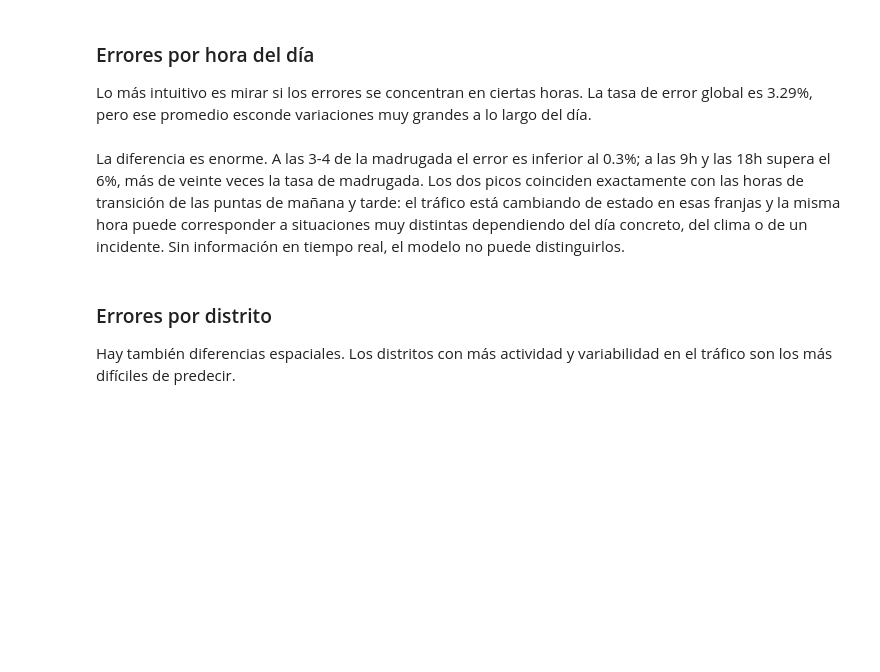
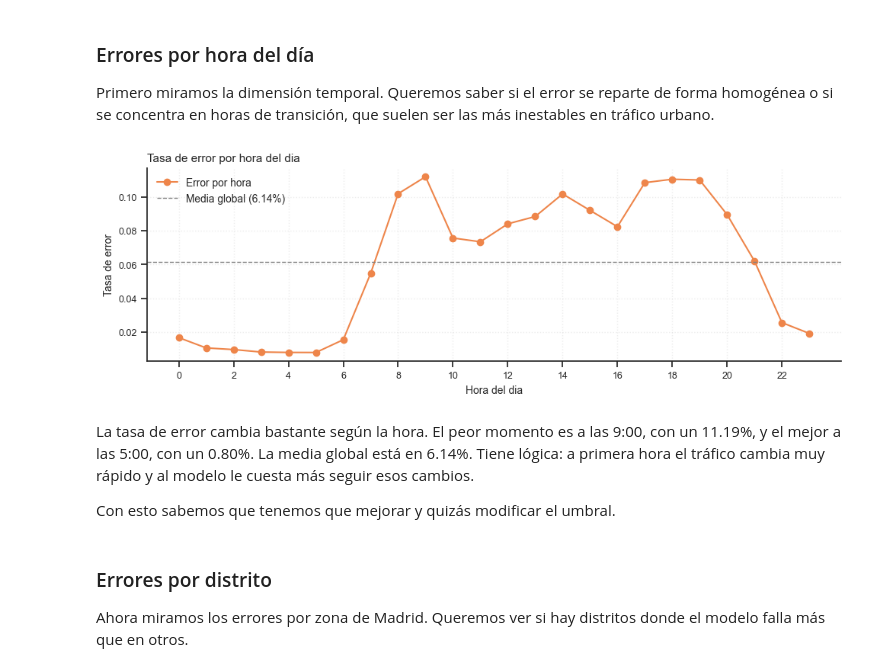
Before and after one commit to Gabiz053/analisis-datos-proyecto-final, a Jupyter notebook: notebooks/04_Evaluacion_GGG.ipynb, the cells around one changed output. Drawn from its saved outputs; the diff is of its cells as text; code cells hidden in the pictures; blank space fills up the shorter version.

```diff
--- a/notebooks/04_Evaluacion_GGG.ipynb
+++ b/notebooks/04_Evaluacion_GGG.ipynb
@@ -397,28 +463,43 @@ print(f"Tasa de error global en test: {1 - errores['acierto'].mean():.2%}")
 # %% [markdown]
 ### Errores por hora del día
 
-Lo más intuitivo es mirar si los errores se concentran en ciertas horas. La tasa de error global es 3.29%, pero ese promedio esconde variaciones muy grandes a lo largo del día.
+Primero miramos la dimensión temporal. Queremos saber si el error se reparte de forma homogénea o si se concentra en horas de transición, que suelen ser las más inestables en tráfico urbano.
 # %%
+# Error por hora para ver en qué franjas se complica más.
 tasa_error_hora = 1 - errores.groupby("hora")["acierto"].mean()
+error_global = 1 - errores["acierto"].mean()
 
 fig, ax = plt.subplots(figsize=(10, 3.5))
 ax.plot(
-    tasa_error_hora.index, tasa_error_hora.values, marker="o", color=COLOR_SECUNDARIO, linewidth=1.5
+    tasa_error_hora.index,
+    tasa_error_hora.values,
+    marker="o",
+    color=COLOR_SECUNDARIO,
+    linewidth=1.5,
+    label="Error por hora",
 )
 ax.axhline(
-    1 - errores["acierto"].mean(), color="gray", lw=1, linestyle="--", label="Media global (3.29%)"
+    error_global,
+    color="gray",
+    lw=1,
+    linestyle="--",
+    label=f"Media global ({error_global:.2%})",
 )
-ax.set_xlabel("Hora del día")
+ax.set_xlabel("Hora del dia")
 ax.set_ylabel("Tasa de error")
-ax.set_title("Tasa de error por hora del día")
+ax.set_title("Tasa de error por hora del dia")
 ax.set_xticks(range(0, 24, 2))
 ax.legend()
 plt.tight_layout()
 plt.show()
+# %% [output]
+[figure, added]
 # %% [markdown]
-La diferencia es enorme. A las 3-4 de la madrugada el error es inferior al 0.3%; a las 9h y las 18h supera el 6%, más de veinte veces la tasa de madrugada. Los dos picos coinciden exactamente con las horas de transición de las puntas de mañana y tarde: el tráfico está cambiando de estado en esas franjas y la misma hora puede corresponder a situaciones muy distintas dependiendo del día concreto, del clima o de un incidente. Sin información en tiempo real, el modelo no puede distinguirlos.
+La tasa de error cambia bastante según la hora. El peor momento es a las 9:00, con un 11.19%, y el mejor a las 5:00, con un 0.80%. La media global está en 6.14%. Tiene lógica: a primera hora el tráfico cambia muy rápido y al modelo le cuesta más seguir esos cambios.
+
+Con esto sabemos que tenemos que mejorar y quizás modificar el umbral.
 # %% [markdown]
 ### Errores por distrito
 
-Hay también diferencias espaciales. Los distritos con más actividad y variabilidad en el tráfico son los más difíciles de predecir.
+Ahora miramos los errores por zona de Madrid. Queremos ver si hay distritos donde el modelo falla más que en otros.
 # %%
```
Also changed, not shown: parts of 51 cells of this notebook, 1 other file.
